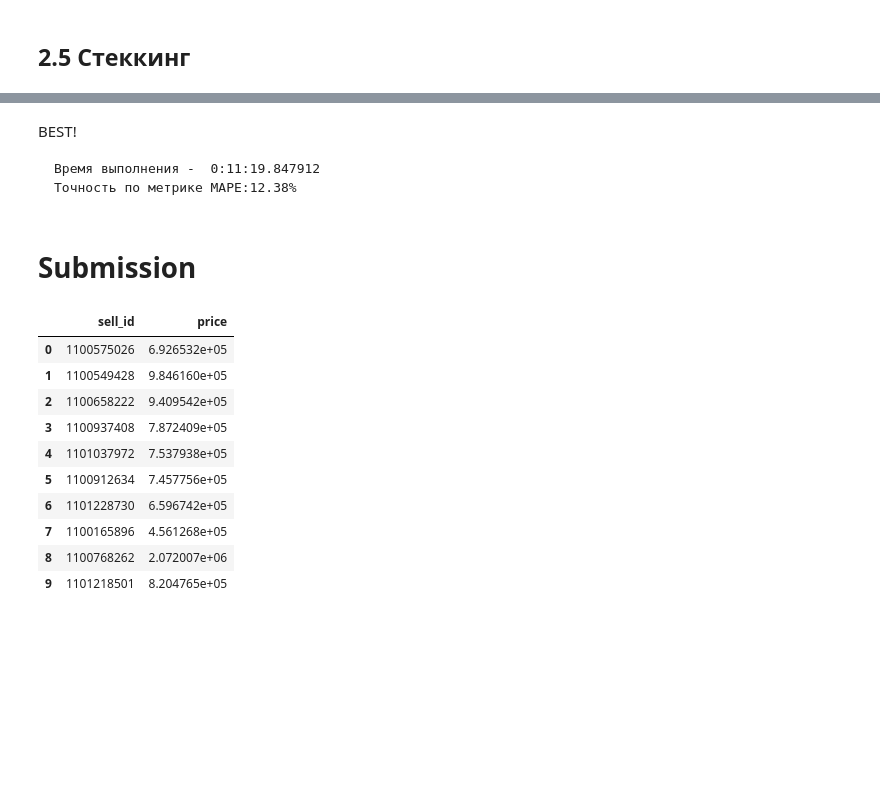
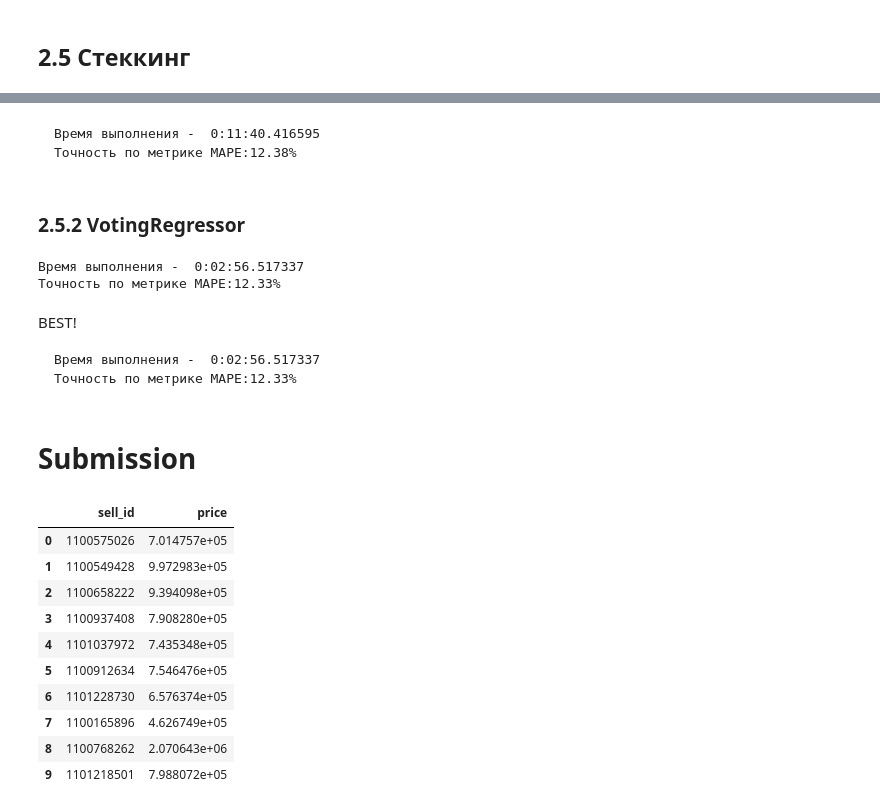
Before and after one commit to tkhokhlov/Skillfactory_projects_tkhokhlov, a Jupyter notebook: module_5/car-price-prediction-khokhlov-ta.ipynb, the cells around one changed output, grey strips where cells are left out. Cells and saved outputs as stored; diff of their text form; code cells hidden in the pictures; blank space fills up the shorter version.

Commit message:
Обновил финальную модель на VotingRegressor
Обновил финальную модель на VotingRegressor

```diff
--- a/module_5/car-price-prediction-khokhlov-ta.ipynb
+++ b/module_5/car-price-prediction-khokhlov-ta.ipynb
@@ -1218,25 +1257,65 @@ print_learn_report(start, y_test, predict_ensemble)
 # %% [markdown]
-BEST!
-
-    Время выполнения -  0:11:19.847912
+    Время выполнения -  0:11:40.416595
     Точность по метрике MAPE:12.38%
+# %% [markdown]
+### 2.5.2 VotingRegressor
+# %%
+from sklearn.ensemble import VotingRegressor
+
+start = datetime.now()
+
+estimators=[('best_rfr', RandomForestRegressor(random_state=RANDOM_SEED,
+                                               n_estimators=940,
+                                               min_samples_split=5,
+                                               min_samples_leaf=1,
+                                               max_features=14,
+                                               max_depth=20,
+                                               bootstrap=False)),
+             ('best_gbr', GradientBoostingRegressor(random_state=RANDOM_SEED,
+                                                    n_estimators=1089,
+                                                    min_samples_split=2,
+                                                    min_samples_leaf=4,
+                                                    max_features=16,
+                                                    max_depth=5)),
+             ('model_ctb', CatBoostRegressor(iterations=5000,
+                                             random_seed=RANDOM_SEED,
+                                             eval_metric='MAPE',
+                                             custom_metric=['R2','MAE'],
+                                             silent=True))]
+
+vr_ensemble = VotingRegressor(estimators=estimators,
+                                n_jobs=-1,
+                                verbose=True)
+
+vr_ensemble.fit(X_train, np.log(y_train))
+
+predict_ensemble = np.exp(vr_ensemble.predict(X_test))
+print_learn_report(start, y_test, predict_ensemble)
+# %% [output]
+Время выполнения -  0:02:56.517337
+Точность по метрике MAPE:12.33%
+# %% [markdown]
+BEST!
+
+    Время выполнения -  0:02:56.517337
+    Точность по метрике MAPE:12.33%
 # %% [markdown]
 # Submission
 # %%
-predict_submission = np.exp(st_ensemble.predict(X_sub))
+predict_submission = np.exp(vr_ensemble.predict(X_sub))
 
 sample_submission['price'] = predict_submission
 sample_submission.to_csv(f'submission_2_v{VERSION}.csv', index=False)
 sample_submission.head(10)
 # %% [output]
 |  | sell_id | price |
-| 0 | 1100575026 | 6.926532e+05 |
-| 1 | 1100549428 | 9.846160e+05 |
-| 2 | 1100658222 | 9.409542e+05 |
-| 3 | 1100937408 | 7.872409e+05 |
-| 4 | 1101037972 | 7.537938e+05 |
-| 5 | 1100912634 | 7.457756e+05 |
-| 6 | 1101228730 | 6.596742e+05 |
-| 7 | 1100165896 | 4.561268e+05 |
-| 8 | 1100768262 | 2.072007e+06 |
-| 9 | 1101218501 | 8.204765e+05 |
+| 0 | 1100575026 | 7.014757e+05 |
+| 1 | 1100549428 | 9.972983e+05 |
+| 2 | 1100658222 | 9.394098e+05 |
+| 3 | 1100937408 | 7.908280e+05 |
+| 4 | 1101037972 | 7.435348e+05 |
+| 5 | 1100912634 | 7.546476e+05 |
+| 6 | 1101228730 | 6.576374e+05 |
+| 7 | 1100165896 | 4.626749e+05 |
+| 8 | 1100768262 | 2.070643e+06 |
+| 9 | 1101218501 | 7.988072e+05 |
```
Also changed, not shown: parts of 13 cells of this notebook.
